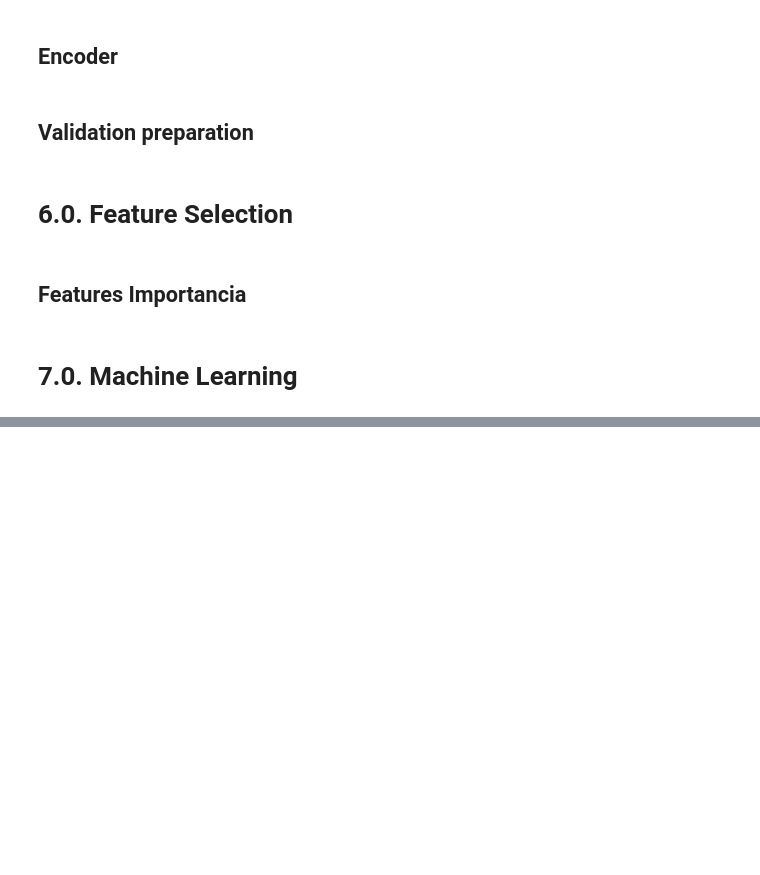
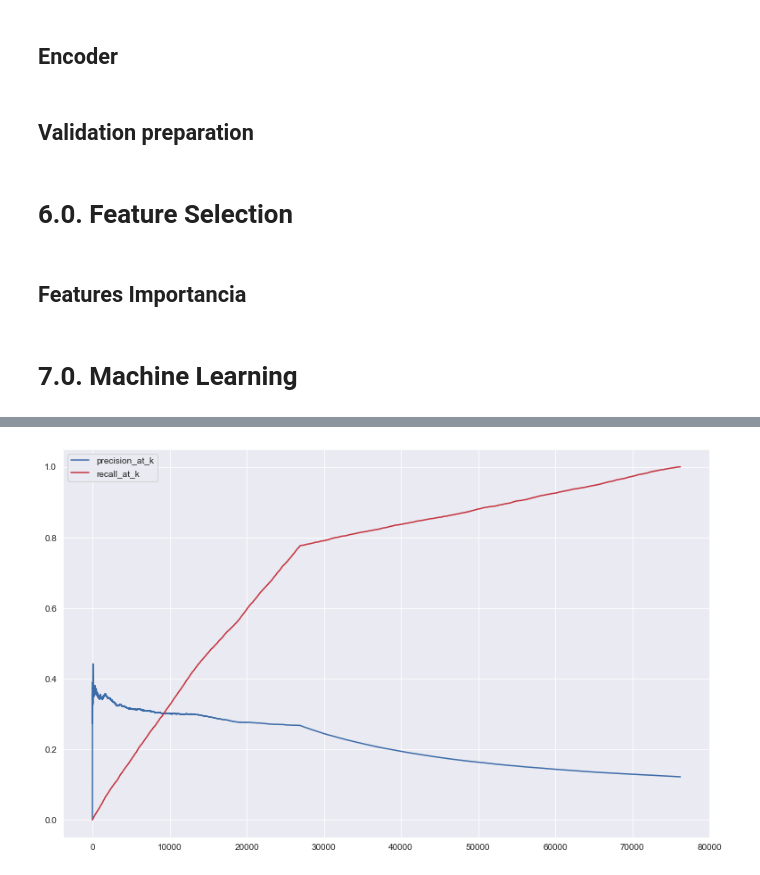
Before and after one commit to marcosvliras/health_insurance_cross_sell, a Jupyter notebook: HICross_sell.ipynb, the cells around one changed output, grey strips where cells are left out. Saved outputs shown, nothing was run; the diff lists cells and outputs as text; code cells hidden in the pictures; blank space fills up the shorter version.

Commit message:
ml models

```diff
--- a/HICross_sell.ipynb
+++ b/HICross_sell.ipynb
@@ -473,0 +395,15 @@ X_val['policy_sales_channel'] = X_val['policy_sales_channel'].map( fe_policy_sal
+# %%
+# model definition
+knn = KNeighborsClassifier( n_neighbors=5 )
+
+# model trainijng
+knn.fit( X_train, y_train )
+
+# model prediction - poder de genaralização
+yhat_knn = knn.predict_proba( X_val )
+
+paletteaux = [pallete[0], pallete[8]]
+sns.set_palette( paletteaux )
+
+# Acumalitve gain
+plot_cumulative_gain( y_val, yhat_knn );
@@ -473,0 +510,27 @@ X_val['policy_sales_channel'] = X_val['policy_sales_channel'].map( fe_policy_sal
+# %%
+df8 = X_validation.copy()
+df8['response'] = y_validation.copy()
+
+# propensity score
+df8['score'] = yhat_knn[:,1].tolist()
+
+# sorte client by propensity score
+df8 = df8.sort_values( 'score', ascending=False )
+df8 = df8.reset_index( drop=True )
+
+# ranking
+df8['k'] = df8.index + 1
+
+# cols selected
+df8 = df8[['k','id','response','score']]
+
+#accumulated sum
+df8['cumsum'] = df8['response'].cumsum()
+
+# precision top k
+df8['precision_at_k'] = df8['cumsum'] / df8['k']
+
+# recall top k
+df8['recall_at_k'] = df8['cumsum'] / df8['response'].sum()
+
+df8.head()
@@ -473,0 +544,4 @@ X_val['policy_sales_channel'] = X_val['policy_sales_channel'].map( fe_policy_sal
+# %%
+df8[['precision_at_k','recall_at_k']].plot();
+# %% [output]
+[figure, added]
```
Also changed, not shown: parts of 49 cells of this notebook.
